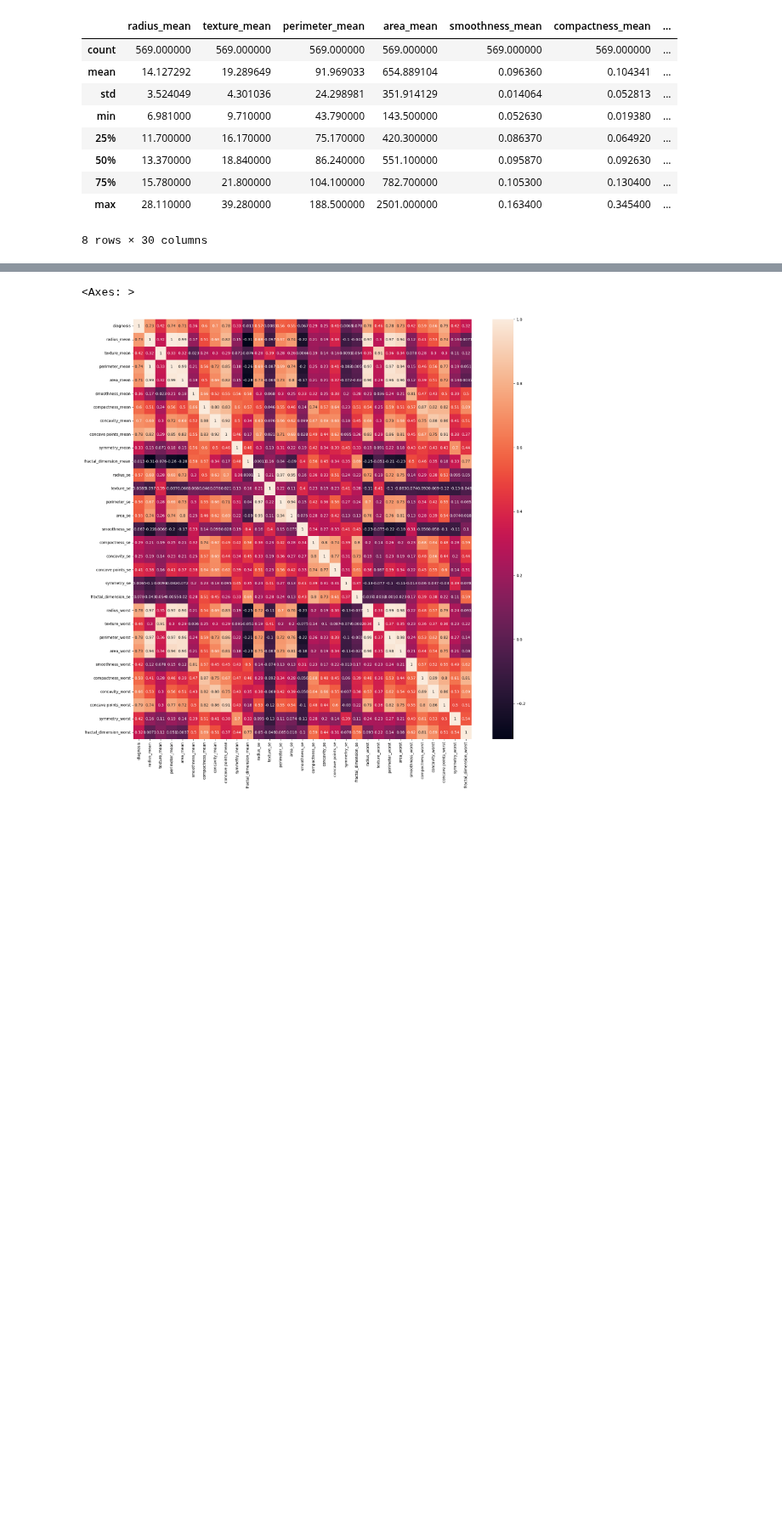
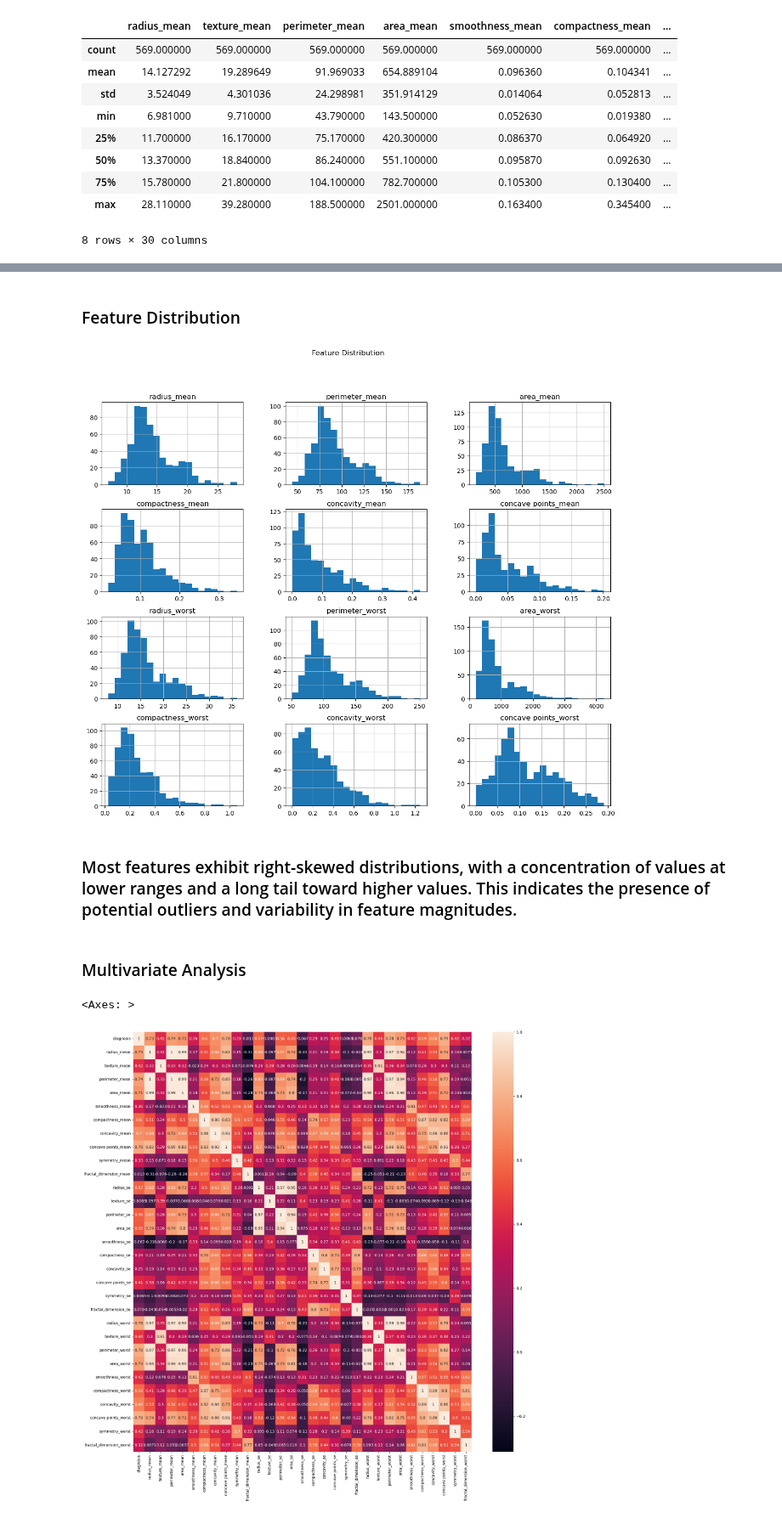
Before and after one commit to Srisupha29/DataScience_Projects, a Jupyter notebook: Breast_CancerPrediction/Breast_Cancer.ipynb, the cells around one changed output, grey strips where cells are left out. Shown at 85% size. Drawn from its saved outputs; the diff is of its cells as text; code cells hidden in the pictures; blank space fills up the shorter version.

```diff
--- a/Breast_CancerPrediction/Breast_Cancer.ipynb
+++ b/Breast_CancerPrediction/Breast_Cancer.ipynb
@@ -87,3 +115,15 @@ df.describe()
+# %% [markdown]
+### Feature Distribution
+# %%
+X.hist(figsize= (15,12), bins = 20)
+plt.suptitle("Feature Distribution")
+plt.show()
+# %% [output]
+[figure, added]
+# %% [markdown]
+### Most features exhibit right-skewed distributions, with a concentration of values at lower ranges and a long tail toward higher values. This indicates the presence of potential outliers and variability in feature magnitudes.
+# %% [markdown]
+### Multivariate Analysis
 # %%
 # correlation between the columns diagnosis and other columns
 # Binary encoding since corr() only works with numerical values
```
Also changed, not shown: parts of 27 cells of this notebook, 1 other file.
